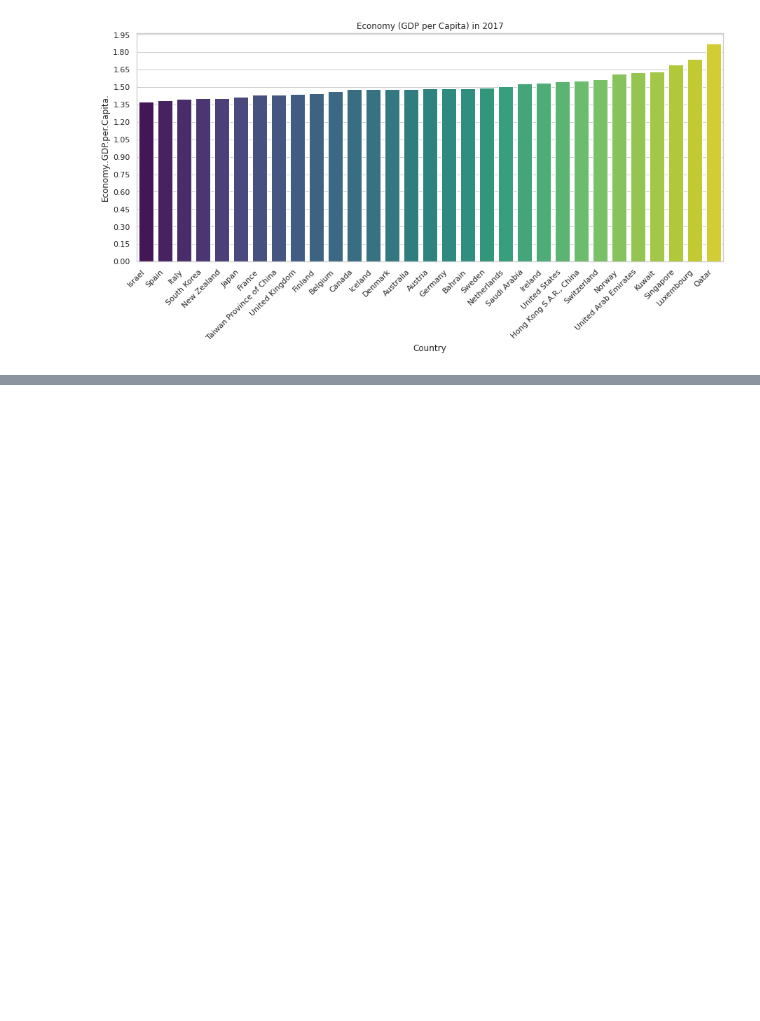
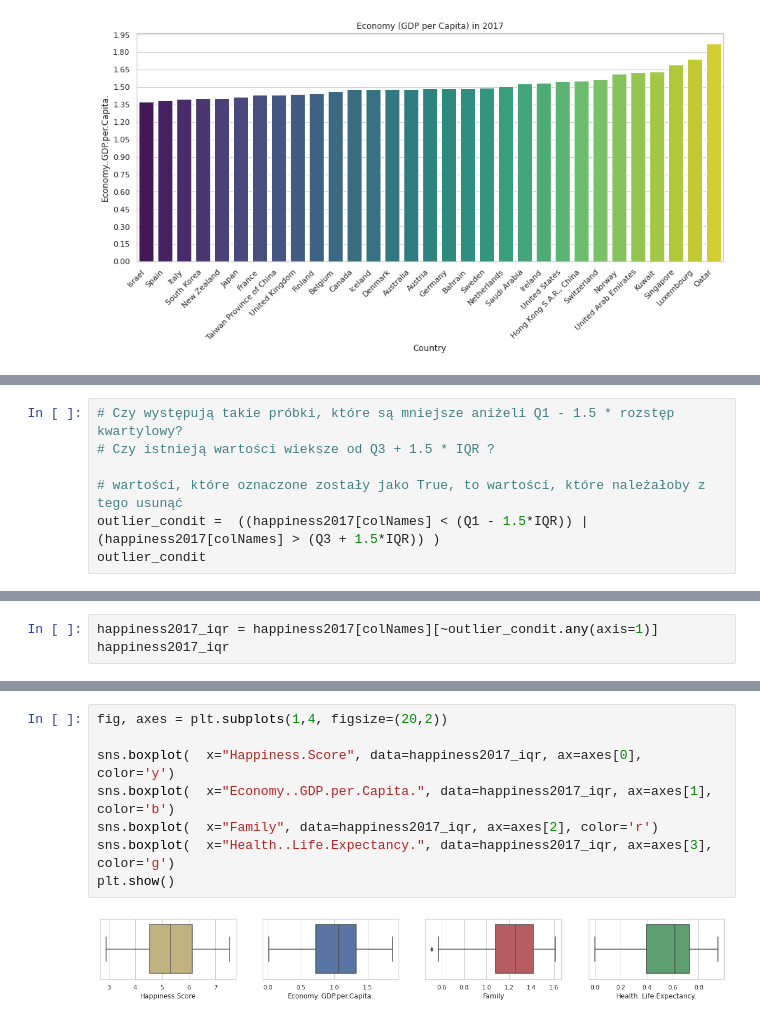
Before and after one commit to ArminD93/WorldHappinessReport, a Jupyter notebook: WorldHappinessReport_2017.ipynb, the cells around one changed output, grey strips where cells are left out. Saved outputs shown, nothing was run; the diff lists cells and outputs as text; blank space fills up the shorter version.

```diff
--- a/WorldHappinessReport_2017.ipynb
+++ b/WorldHappinessReport_2017.ipynb
@@ -131,0 +177,7 @@ plt.show()
+# %%
+# Czy występują takie próbki, które są mniejsze aniżeli Q1 - 1.5 * rozstęp kwartylowy?
+# Czy istnieją wartości wieksze od Q3 + 1.5 * IQR ?
+
+# wartości, które oznaczone zostały jako True, to wartości, które należałoby z tego usunąć
+outlier_condit =  ((happiness2017[colNames] < (Q1 - 1.5*IQR)) | (happiness2017[colNames] > (Q3 + 1.5*IQR)) )
+outlier_condit
@@ -131,0 +198,3 @@ plt.show()
+# %%
+happiness2017_iqr = happiness2017[colNames][~outlier_condit.any(axis=1)]
+happiness2017_iqr
@@ -131,0 +215,10 @@ plt.show()
+# %%
+fig, axes = plt.subplots(1,4, figsize=(20,2))
+
+sns.boxplot(  x="Happiness.Score", data=happiness2017_iqr, ax=axes[0], color='y')
+sns.boxplot(  x="Economy..GDP.per.Capita.", data=happiness2017_iqr, ax=axes[1], color='b')
+sns.boxplot(  x="Family", data=happiness2017_iqr, ax=axes[2], color='r')
+sns.boxplot(  x="Health..Life.Expectancy.", data=happiness2017_iqr, ax=axes[3], color='g')
+plt.show()
+# %% [output]
+[figure, added]
```
Also changed, not shown: parts of 14 cells of this notebook.
